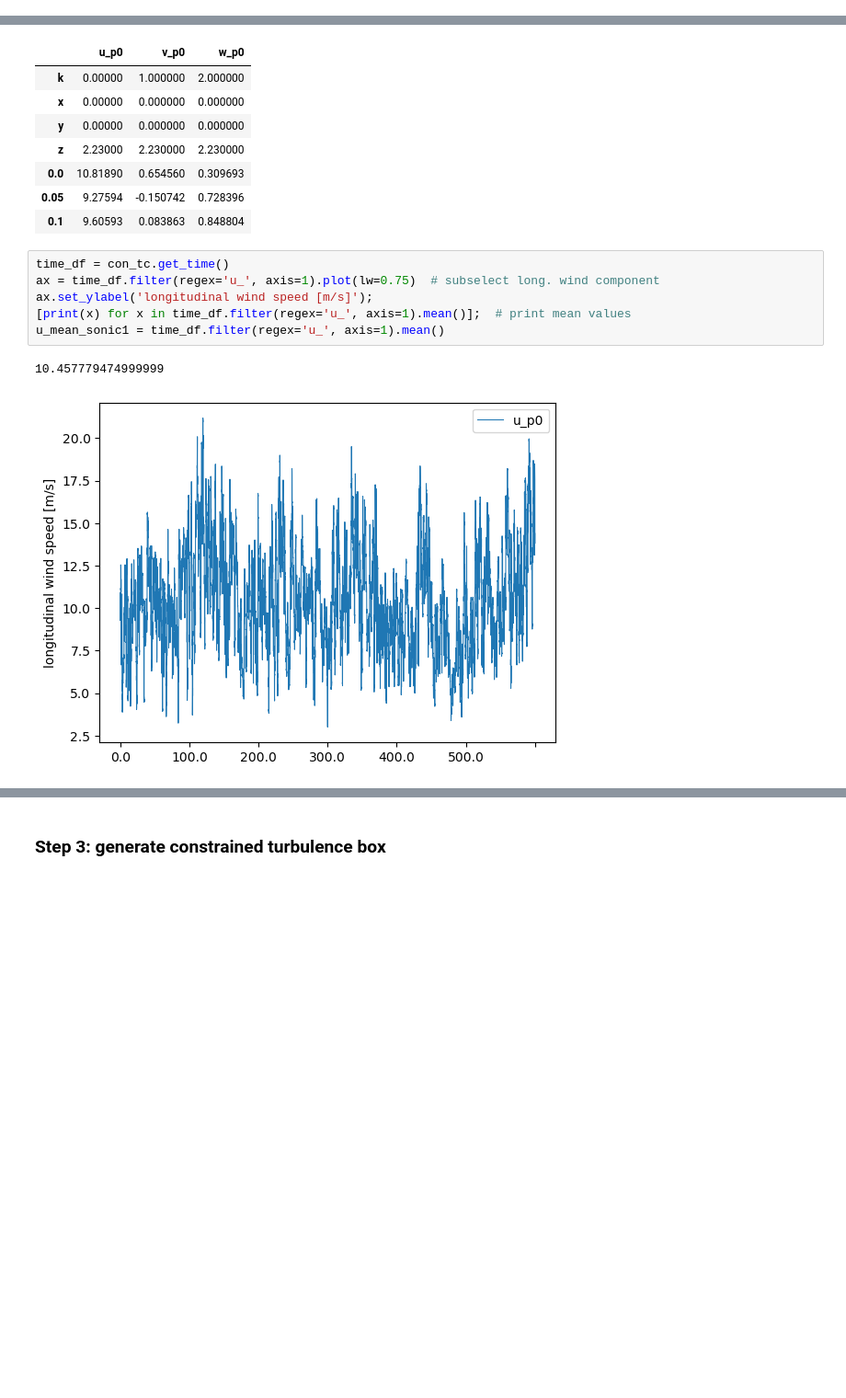
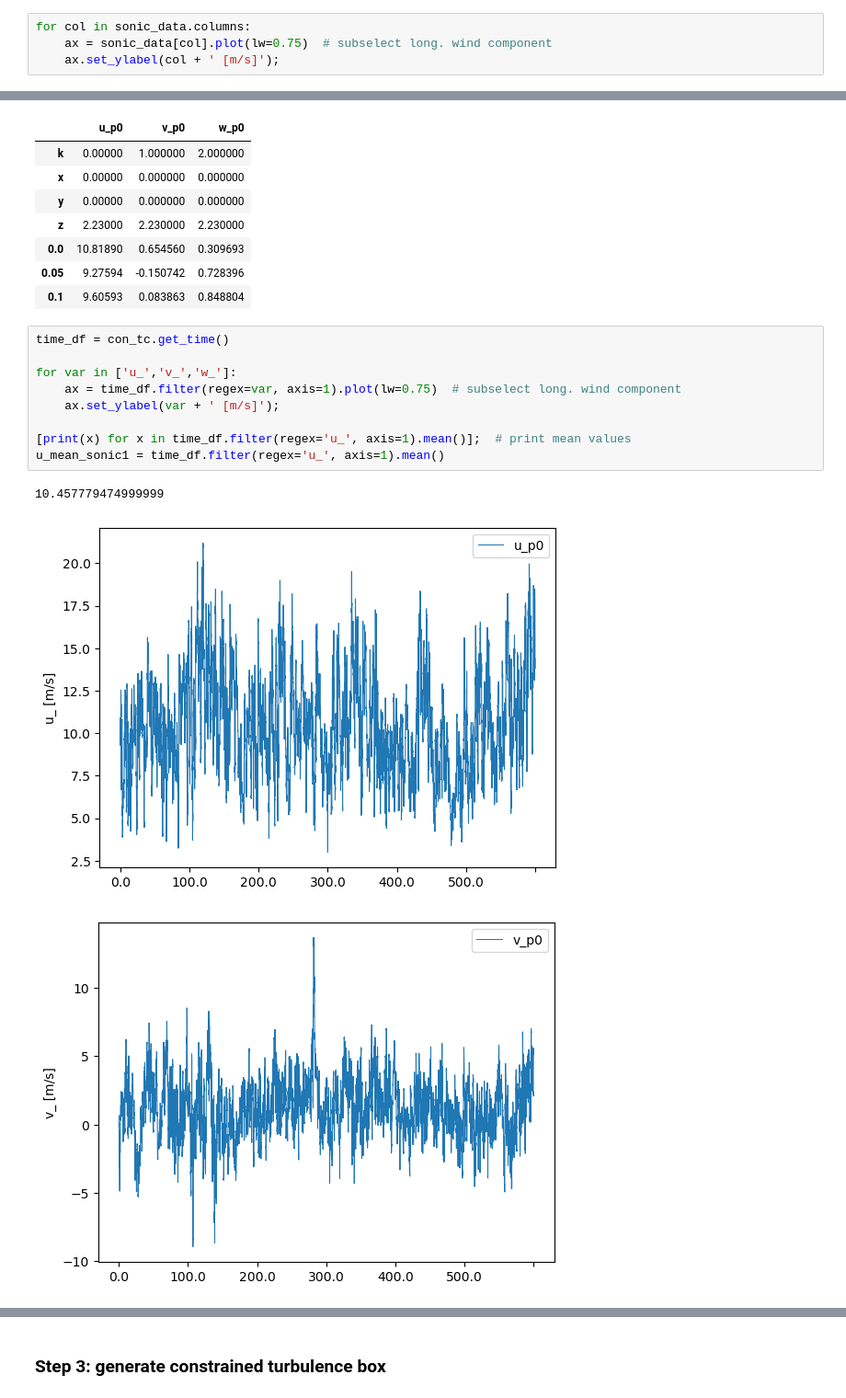
Before and after one commit to brookeslawski/pyconturb-pvade, a Jupyter notebook: duramat_constrained_turb.ipynb, the cells around one changed output, grey strips where cells are left out. Shown at 92% size. Saved outputs shown, nothing was run; the diff lists cells and outputs as text; blank space fills up the shorter version.

```diff
--- a/duramat_constrained_turb.ipynb
+++ b/duramat_constrained_turb.ipynb
@@ -62,3 +62,7 @@ sonic_data
 | 599.90 | 13.79940 | 2.090180 | -0.803251 |
 | 599.95 | 14.39500 | 2.321110 | -1.105490 |
 12000 rows × 3 columns
+# %%
+for col in sonic_data.columns:
+    ax = sonic_data[col].plot(lw=0.75)  # subselect long. wind component
+    ax.set_ylabel(col + ' [m/s]');
@@ -98,10 +104,14 @@ con_tc.iloc[:7, :]  # look at the first 7 rows
 | 0.1 | 9.60593 | 0.083863 | 0.848804 |
 # %%
 time_df = con_tc.get_time()
-ax = time_df.filter(regex='u_', axis=1).plot(lw=0.75)  # subselect long. wind component
-ax.set_ylabel('longitudinal wind speed [m/s]');
+
+for var in ['u_','v_','w_']:
+    ax = time_df.filter(regex=var, axis=1).plot(lw=0.75)  # subselect long. wind component
+    ax.set_ylabel(var + ' [m/s]');
+
 [print(x) for x in time_df.filter(regex='u_', axis=1).mean()];  # print mean values
 u_mean_sonic1 = time_df.filter(regex='u_', axis=1).mean()
 # %% [output]
 10.457779474999999
-[figure, old version]
+[figure, new version]
+[figure, added]
```
Also changed, not shown: parts of 8 cells of this notebook, 2 other files.
